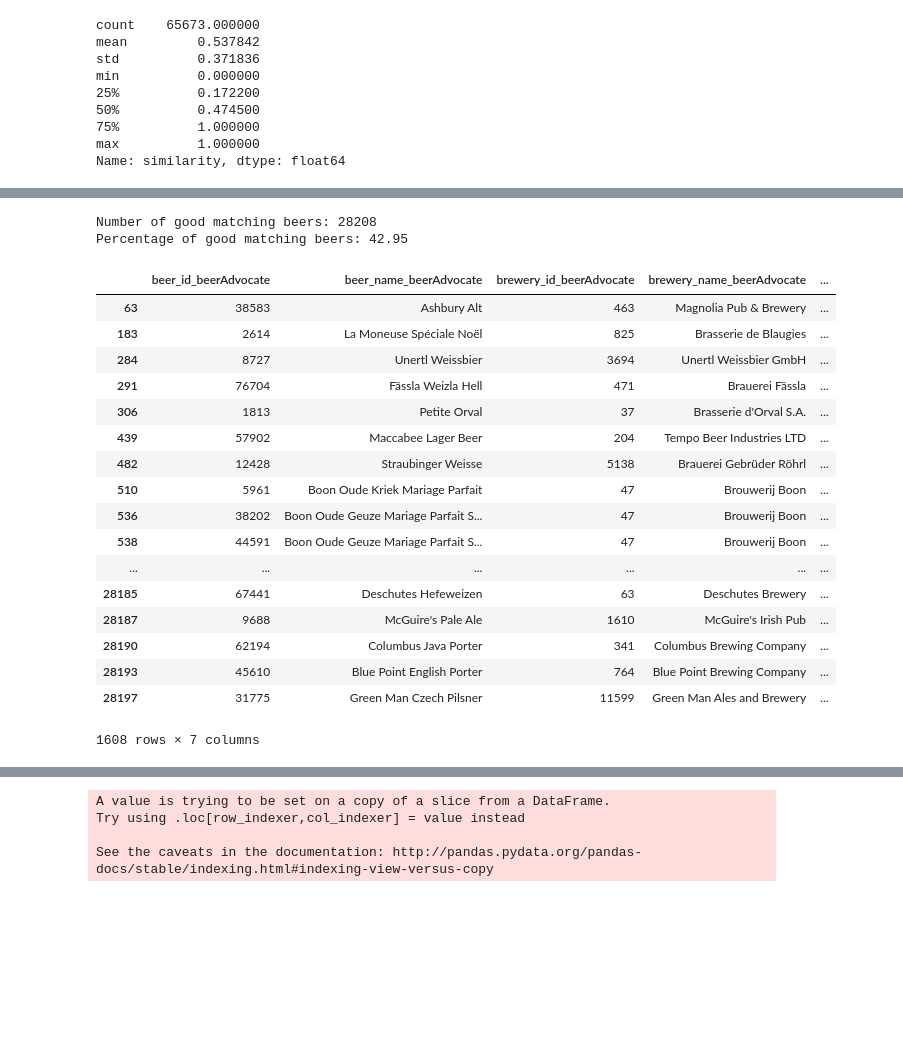
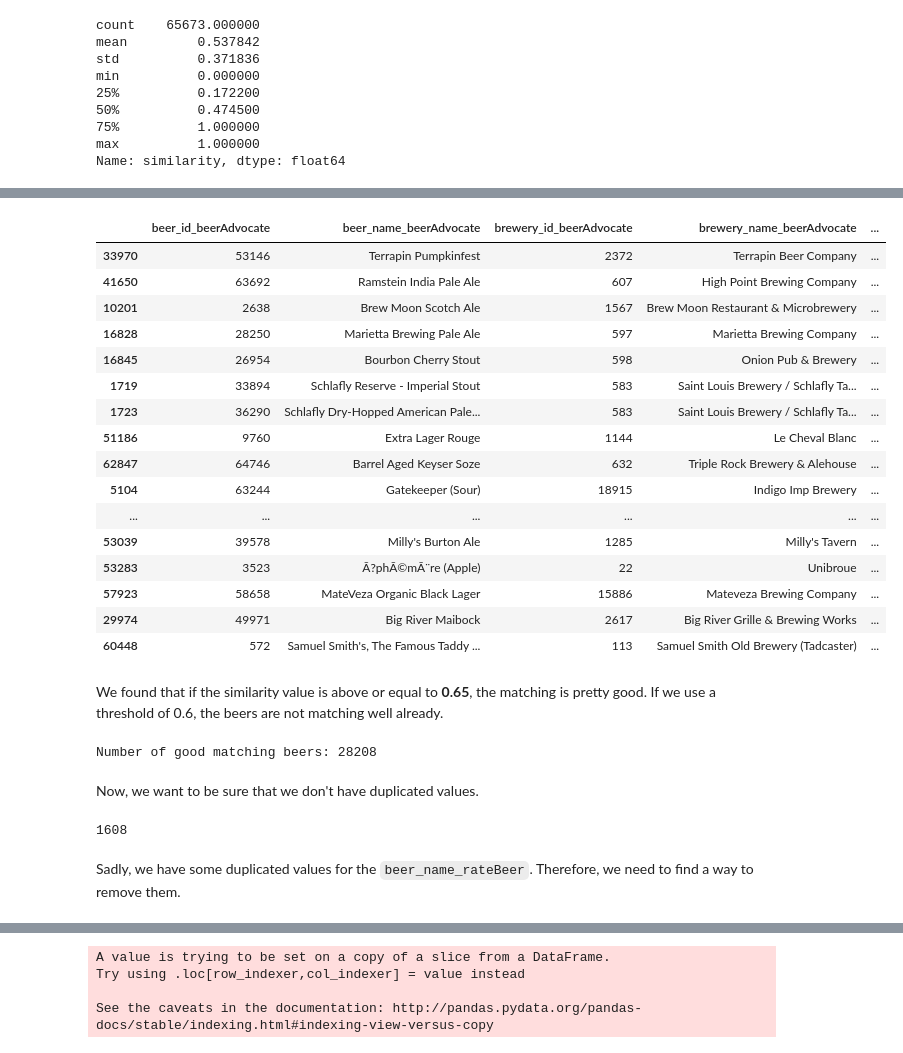
Before and after one commit to glederrey/Beers_rating, a Jupyter notebook: Beer_Similarity.ipynb, the cells around one changed output, grey strips where cells are left out. Saved outputs shown, nothing was run; the diff lists cells and outputs as text; code cells hidden in the pictures; blank space fills up the shorter version.

```diff
--- a/Beer_Similarity.ipynb
+++ b/Beer_Similarity.ipynb
@@ -462,32 +466,39 @@ plt.show
+# %%
+matching_beers[matching_beers.similarity >= 0.65].tail(20)
+# %% [output]
+|  | beer_id_beerAdvocate | beer_name_beerAdvocate | brewery_id_beerAdvocate | brewery_name_beerAdvocate | ... |
+| 33970 | 53146 | Terrapin Pumpkinfest | 2372 | Terrapin Beer Company | ... |
+| 41650 | 63692 | Ramstein India Pale Ale | 607 | High Point Brewing Company | ... |
+| 10201 | 2638 | Brew Moon Scotch Ale | 1567 | Brew Moon Restaurant & Microbrewery | ... |
+| 16828 | 28250 | Marietta Brewing Pale Ale | 597 | Marietta Brewing Company | ... |
+| 16845 | 26954 | Bourbon Cherry Stout | 598 | Onion Pub & Brewery | ... |
+| 1719 | 33894 | Schlafly Reserve - Imperial Stout | 583 | Saint Louis Brewery / Schlafly Ta... | ... |
+| 1723 | 36290 | Schlafly Dry-Hopped American Pale... | 583 | Saint Louis Brewery / Schlafly Ta... | ... |
+| 51186 | 9760 | Extra Lager Rouge | 1144 | Le Cheval Blanc | ... |
+| 62847 | 64746 | Barrel Aged Keyser Soze | 632 | Triple Rock Brewery & Alehouse | ... |
+| 5104 | 63244 | Gatekeeper (Sour) | 18915 | Indigo Imp Brewery | ... |
+| ... | ... | ... | ... | ... | ... |
+| 53039 | 39578 | Milly's Burton Ale | 1285 | Milly's Tavern | ... |
+| 53283 | 3523 | Ã?phÃ©mÃ¨re (Apple) | 22 | Unibroue | ... |
+| 57923 | 58658 | MateVeza Organic Black Lager | 15886 | Mateveza Brewing Company | ... |
+| 29974 | 49971 | Big River Maibock | 2617 | Big River Grille & Brewing Works | ... |
+| 60448 | 572 | Samuel Smith's, The Famous Taddy ... | 113 | Samuel Smith Old Brewery (Tadcaster) | ... |
+# %% [markdown]
+We found that if the similarity value is above or equal to **0.65**, the matching is pretty good. If we use a threshold of 0.6, the beers are not matching well already.
 # %%
 threshold = 0.65 # Chosen empirically
 good_matching_beers = matching_beers[matching_beers.similarity >= threshold]
 good_matching_beers.index = range(len(good_matching_beers))
 print("Number of good matching beers: %i"%len(good_matching_beers))
-print("Percentage of good matching beers: %.2f"%(len(good_matching_beers)/len(matching_beers)*100.0))
 # %% [output]
 Number of good matching beers: 28208
-Percentage of good matching beers: 42.95
+# %% [markdown]
+Now, we want to be sure that we don't have duplicated values.
 # %%
-good_matching_beers[good_matching_beers.beer_name_rateBeer.duplicated()]
+len(good_matching_beers[good_matching_beers.beer_name_rateBeer.duplicated()])
 # %% [output]
-|  | beer_id_beerAdvocate | beer_name_beerAdvocate | brewery_id_beerAdvocate | brewery_name_beerAdvocate | ... |
-| 63 | 38583 | Ashbury Alt | 463 | Magnolia Pub & Brewery | ... |
-| 183 | 2614 | La Moneuse Spéciale Noël | 825 | Brasserie de Blaugies | ... |
-| 284 | 8727 | Unertl Weissbier | 3694 | Unertl Weissbier GmbH | ... |
-| 291 | 76704 | Fässla Weizla Hell | 471 | Brauerei Fässla | ... |
-| 306 | 1813 | Petite Orval | 37 | Brasserie d'Orval S.A. | ... |
-| 439 | 57902 | Maccabee Lager Beer | 204 | Tempo Beer Industries LTD | ... |
-| 482 | 12428 | Straubinger Weisse | 5138 | Brauerei Gebrüder Röhrl | ... |
-| 510 | 5961 | Boon Oude Kriek Mariage Parfait | 47 | Brouwerij Boon | ... |
-| 536 | 38202 | Boon Oude Geuze Mariage Parfait S... | 47 | Brouwerij Boon | ... |
-| 538 | 44591 | Boon Oude Geuze Mariage Parfait S... | 47 | Brouwerij Boon | ... |
-| ... | ... | ... | ... | ... | ... |
-| 28185 | 67441 | Deschutes Hefeweizen | 63 | Deschutes Brewery | ... |
-| 28187 | 9688 | McGuire's Pale Ale | 1610 | McGuire's Irish Pub | ... |
-| 28190 | 62194 | Columbus Java Porter | 341 | Columbus Brewing Company | ... |
-| 28193 | 45610 | Blue Point English Porter | 764 | Blue Point Brewing Company | ... |
-| 28197 | 31775 | Green Man Czech Pilsner | 11599 | Green Man Ales and Brewery | ... |
-1608 rows × 7 columns
+1608
+# %% [markdown]
+Sadly, we have some duplicated values for the `beer_name_rateBeer`. Therefore, we need to find a way to remove them.
 # %%
 duplicated_beer_names = good_matching_beers[good_matching_beers.beer_name_rateBeer.duplicated()].beer_name_rateBeer.unique()
```
Also changed, not shown: parts of 39 cells of this notebook, 1 other file.
